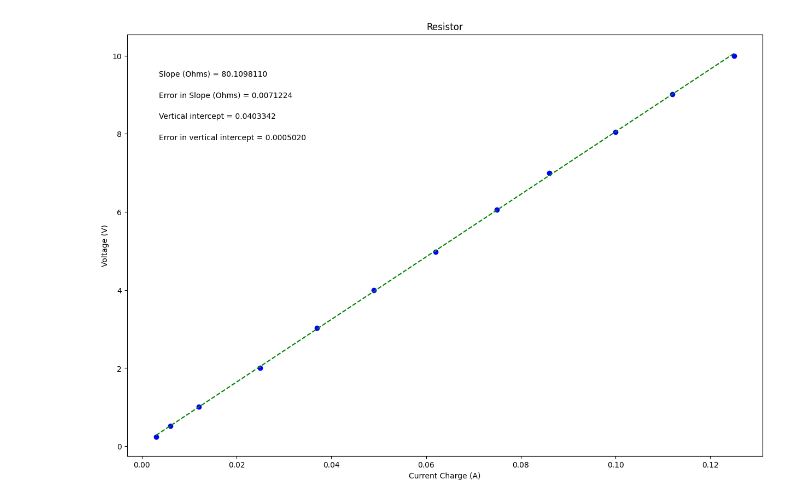
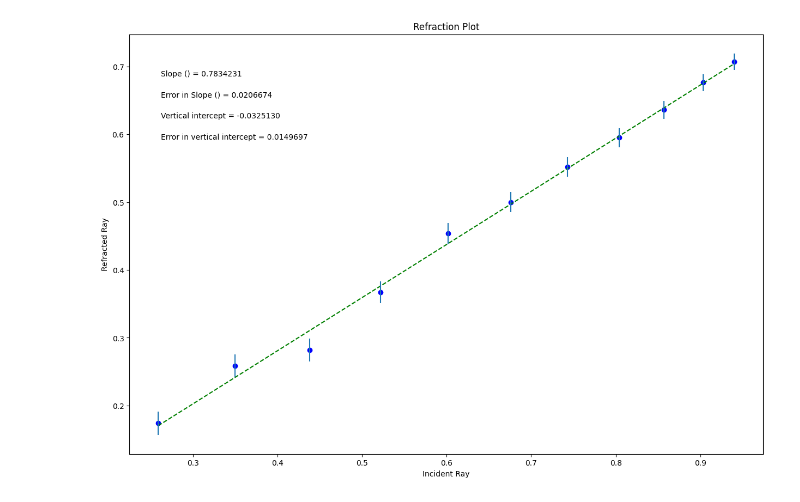
Before and after one commit to MHuckab04/physics-lab-216, a Jupyter notebook: Copy_of_PHSXlab_plotting_template.ipynb, the cells around one changed output. Saved outputs shown, nothing was run; the diff lists cells and outputs as text; code cells hidden in the pictures.

```diff
--- a/Copy_of_PHSXlab_plotting_template.ipynb
+++ b/Copy_of_PHSXlab_plotting_template.ipynb
@@ -19,28 +19,28 @@ import matplotlib.pyplot as plt
 #variable names should start with a letter and must contain only letters, numbers, and underscores
 
 
-Charge = np.array([.003, .006, .012, .025, .037, .049, .062, .075, .086, .1, .112, .125])
+Incident = np.array([.259, .350, .438, .522, .602, .676, .743, .804, .857, .903, .940])
 
-yvariable_changeme = np.array([.245, .514, 1.015, 2.012, 3.034, 4.000, 4.983, 6.057, 7.000, 8.050, 9.010, 10])
+refracted = np.array([.174, .259, .282, .367, .454, .500, .552, .595, .636, .676, .707])
 
-err_yvariable_changeme = np.array([.001, .001, .001, .001, .001, .001, .001, .001, .001, .001, .001, .001])
+err_refracted = np.array([.0172, .0168, .0166, .0162, .0155, .0150, .0145, .0139, .0134, .0128, .0122])
 
 
 
 #Re-assign variables as x, y, dy so that the remaining plotting code may remain generic
 #UPDATE VARIABLE NAMES (ON RHS OF EACH EQUAL SIGN) TO MATCH VARIABLE NAMES FOR DATA ABOVE
 
-x = Charge             #this should be the array you want to plot on the x axis
-y = yvariable_changeme             #this should be the array you want to plot on the y axis
-dy = err_yvariable_changeme        #this should be your error in y array
+x = Incident             #this should be the array you want to plot on the x axis
+y = refracted             #this should be the array you want to plot on the y axis
+dy = err_refracted        #this should be your error in y array
 
 
 #UPDATE EACH OF THESE 4 STRINGS FOR YOUR PLOT LABELS AS YOU WANT THEM TO APPEAR
 
-plot_title= 'Resistor'
-x_label= 'Current Charge (A)'
-y_label= 'Voltage (V)'
-slope_units= 'Ohms'
+plot_title= 'Refraction Plot'
+x_label= 'Incident Ray'
+y_label= 'Refracted Ray'
+slope_units= ''
 
 #UPDATE ANNOTATION PLACEMENT SO IT'S OUT OF WAY OF PLOTTED DATA AND BEST FIT LINE
 #integer from 1 to 4, top R corner is 1 (counter-clockwise from there)
@@ -92,31 +92,31 @@ elif annotation_placement==3 or annotation_placement==4:
 #Don't need to change anything in this section!
 
 #Plot data on graph. Plot error bars and place values for slope,
 #error in slope, and vertical intercept (plus error) on the plot using "annotate"
 
 plt.figure(figsize=(15,10))
 
 plt.plot(x, fit, color='green', linestyle='--')
 plt.scatter(x, y, color='blue', marker='o')
 
 plt.xlabel(x_label)
 plt.ylabel(y_label)
 plt.title(plot_title)
 
 plt.errorbar(x, y, yerr=dy, xerr=None, fmt="none") #don't need to plot x error bars
 
 plt.annotate('Slope ({}) = {value:.{digits}f}'.format(slope_units,value=m, digits=7),
              (xpos, ypos[0]), xycoords='axes fraction')
 
 plt.annotate('Error in Slope ({}) = {value:.{digits}f}'.format(slope_units,value=dm, digits=7),
              (xpos, ypos[1]), xycoords='axes fraction')
 
 plt.annotate('Vertical intercept = {value:.{digits}f}'.format(value=b, digits=7),
              (xpos, ypos[2]), xycoords='axes fraction')
 
 plt.annotate('Error in vertical intercept = {value:.{digits}f}'.format(value=db, digits=7),
              (xpos, ypos[3]), xycoords='axes fraction')
 
 plt.show()
 # %% [output]
-[figure, old version]
+[figure, new version]
```
